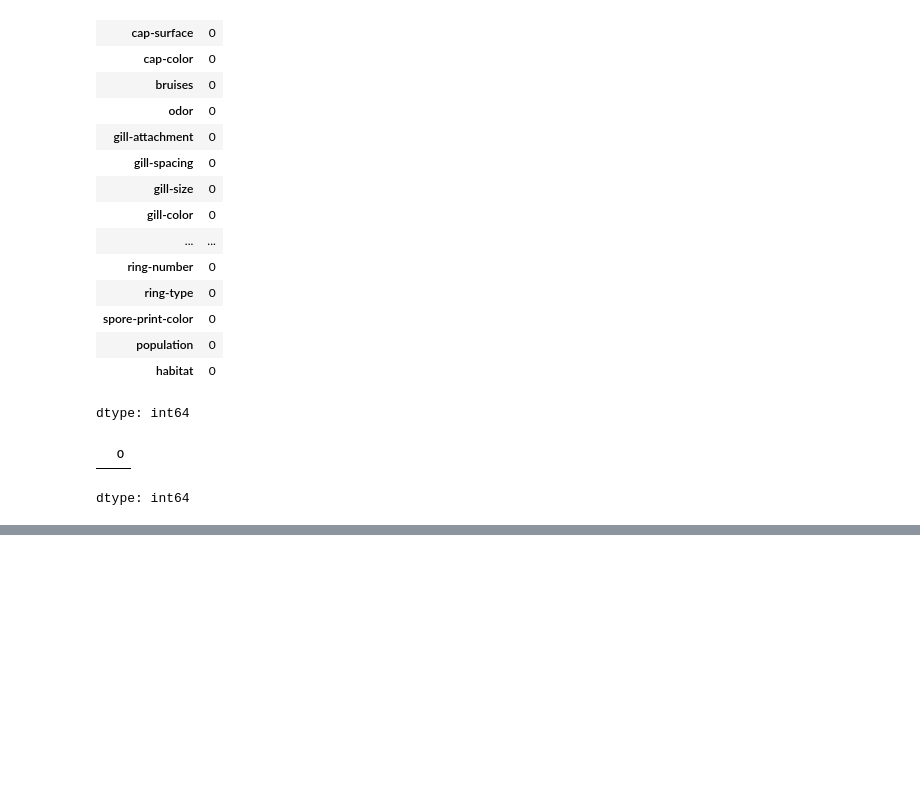
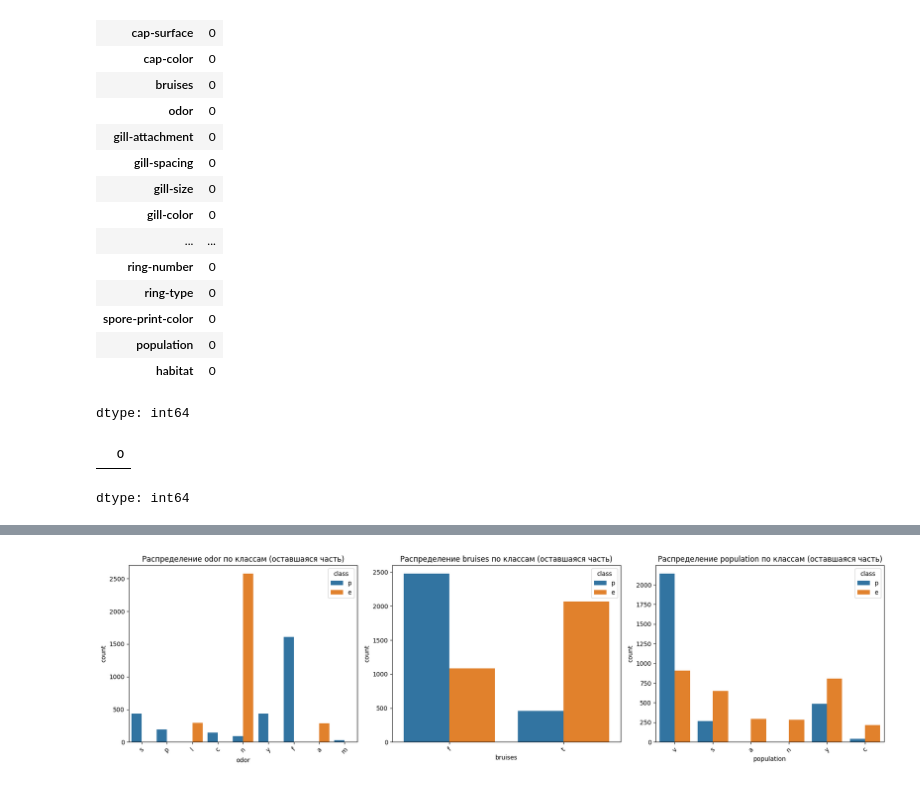
Before and after one commit to dpfedo/IDP_5, a Jupyter notebook: mushrooms_classification.ipynb, the cells around one changed output, grey strips where cells are left out. Saved outputs shown, nothing was run; the diff lists cells and outputs as text; code cells hidden in the pictures; blank space fills up the shorter version.

```diff
--- a/mushrooms_classification.ipynb
+++ b/mushrooms_classification.ipynb
@@ -360,0 +389,10 @@ dtype: int64
+# %%
+le = LabelEncoder()
+df_sample_encoded = df_sample.copy()
+for col in features:
+    df_sample_encoded[col] = le.fit_transform(df_sample_encoded[col])
+
+print("Среднее и медиана закодированных признаков (выборка):")
+for col in features:
+    print(f"  {col}: среднее = {df_sample_encoded[col].mean():.2f}, "
+          f"медиана = {df_sample_encoded[col].median():.2f}")
@@ -360,0 +406,5 @@ dtype: int64
+# %%
+for col in features:
+    print(f"\nДоли классов по признаку '{col}' (выборка):")
+    ct = pd.crosstab(df_sample[col], df_sample['class'], normalize='index')
+    print(ct.round(2))
@@ -360,0 +434,12 @@ dtype: int64
+# %%
+check_features = ['odor', 'bruises', 'population']
+
+fig, axes = plt.subplots(1, 3, figsize=(18, 5))
+for i, col in enumerate(check_features):
+    sns.countplot(data=df_rest, x=col, hue='class', ax=axes[i])
+    axes[i].set_title(f'Распределение {col} по классам (оставшаяся часть)')
+    axes[i].tick_params(axis='x', rotation=45)
+plt.tight_layout()
+plt.show()
+# %% [output]
+[figure, added]
```
Also changed, not shown: parts of 8 cells of this notebook.
